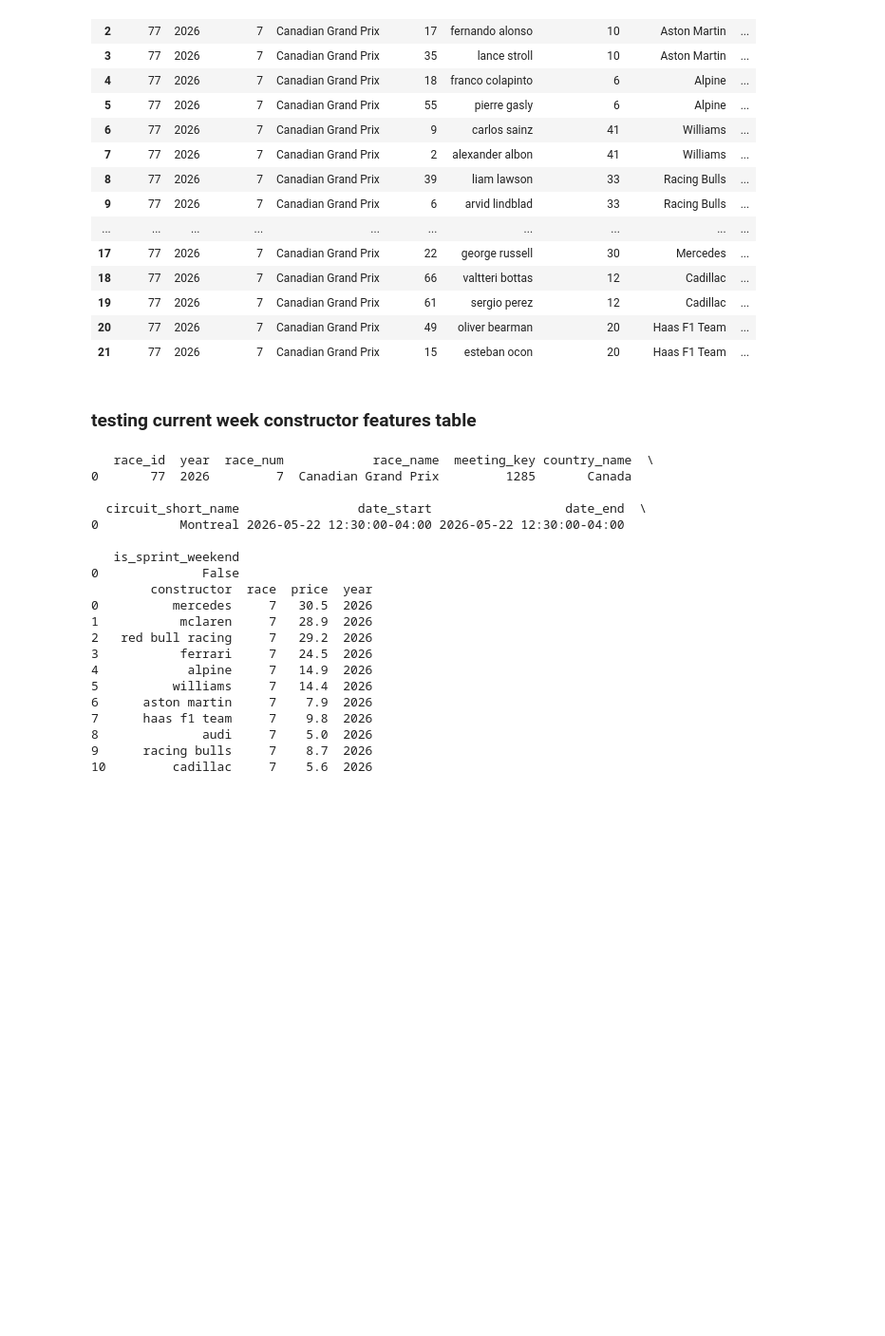
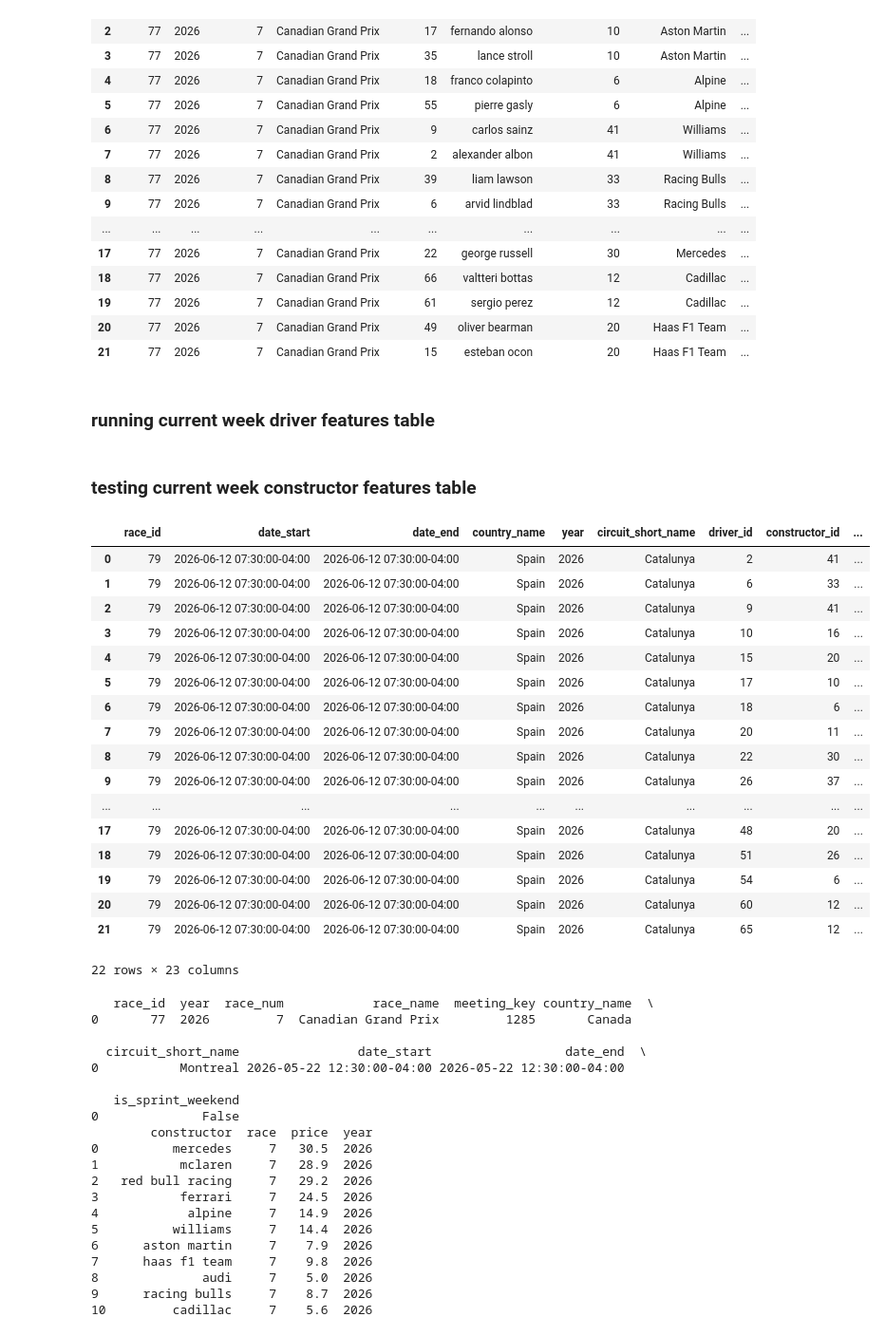
Before and after one commit to jguptil1/F1Fantasy, a Jupyter notebook: src/ingestion/database_testing.ipynb, the cells around one changed output. Shown at 95% size. Saved outputs shown, nothing was run; the diff lists cells and outputs as text; code cells hidden in the pictures; blank space fills up the shorter version.

```diff
--- a/src/ingestion/database_testing.ipynb
+++ b/src/ingestion/database_testing.ipynb
@@ -2399,8 +2399,34 @@ current_week.head(30)
 | 19 | 77 | 2026 | 7 | Canadian Grand Prix | 61 | sergio perez | 12 | Cadillac | ... |
 | 20 | 77 | 2026 | 7 | Canadian Grand Prix | 49 | oliver bearman | 20 | Haas F1 Team | ... |
 | 21 | 77 | 2026 | 7 | Canadian Grand Prix | 15 | esteban ocon | 20 | Haas F1 Team | ... |
+# %% [markdown]
+### running current week driver features table
 # %% [markdown]
 ### testing current week constructor features table
+# %%
+with duckdb.connect(DATABASE_PATH, read_only=True) as con:
+    result = con.execute("""SELECT * FROM current_race_driver_features""").df()
+
+result
+# %% [output]
+|  | race_id | date_start | date_end | country_name | year | circuit_short_name | driver_id | constructor_id | ... |
+| 0 | 79 | 2026-06-12 07:30:00-04:00 | 2026-06-12 07:30:00-04:00 | Spain | 2026 | Catalunya | 2 | 41 | ... |
+| 1 | 79 | 2026-06-12 07:30:00-04:00 | 2026-06-12 07:30:00-04:00 | Spain | 2026 | Catalunya | 6 | 33 | ... |
+| 2 | 79 | 2026-06-12 07:30:00-04:00 | 2026-06-12 07:30:00-04:00 | Spain | 2026 | Catalunya | 9 | 41 | ... |
+| 3 | 79 | 2026-06-12 07:30:00-04:00 | 2026-06-12 07:30:00-04:00 | Spain | 2026 | Catalunya | 10 | 16 | ... |
+| 4 | 79 | 2026-06-12 07:30:00-04:00 | 2026-06-12 07:30:00-04:00 | Spain | 2026 | Catalunya | 15 | 20 | ... |
+| 5 | 79 | 2026-06-12 07:30:00-04:00 | 2026-06-12 07:30:00-04:00 | Spain | 2026 | Catalunya | 17 | 10 | ... |
+| 6 | 79 | 2026-06-12 07:30:00-04:00 | 2026-06-12 07:30:00-04:00 | Spain | 2026 | Catalunya | 18 | 6 | ... |
+| 7 | 79 | 2026-06-12 07:30:00-04:00 | 2026-06-12 07:30:00-04:00 | Spain | 2026 | Catalunya | 20 | 11 | ... |
+| 8 | 79 | 2026-06-12 07:30:00-04:00 | 2026-06-12 07:30:00-04:00 | Spain | 2026 | Catalunya | 22 | 30 | ... |
+| 9 | 79 | 2026-06-12 07:30:00-04:00 | 2026-06-12 07:30:00-04:00 | Spain | 2026 | Catalunya | 26 | 37 | ... |
+| ... | ... | ... | ... | ... | ... | ... | ... | ... | ... |
+| 17 | 79 | 2026-06-12 07:30:00-04:00 | 2026-06-12 07:30:00-04:00 | Spain | 2026 | Catalunya | 48 | 20 | ... |
+| 18 | 79 | 2026-06-12 07:30:00-04:00 | 2026-06-12 07:30:00-04:00 | Spain | 2026 | Catalunya | 51 | 26 | ... |
+| 19 | 79 | 2026-06-12 07:30:00-04:00 | 2026-06-12 07:30:00-04:00 | Spain | 2026 | Catalunya | 54 | 6 | ... |
+| 20 | 79 | 2026-06-12 07:30:00-04:00 | 2026-06-12 07:30:00-04:00 | Spain | 2026 | Catalunya | 60 | 12 | ... |
+| 21 | 79 | 2026-06-12 07:30:00-04:00 | 2026-06-12 07:30:00-04:00 | Spain | 2026 | Catalunya | 65 | 12 | ... |
+22 rows × 23 columns
 # %%
 with duckdb.connect(DATABASE_PATH, read_only=True) as con:
     print(con.execute("""
```
Also changed, not shown: parts of 21 cells of this notebook, 6 other files.
